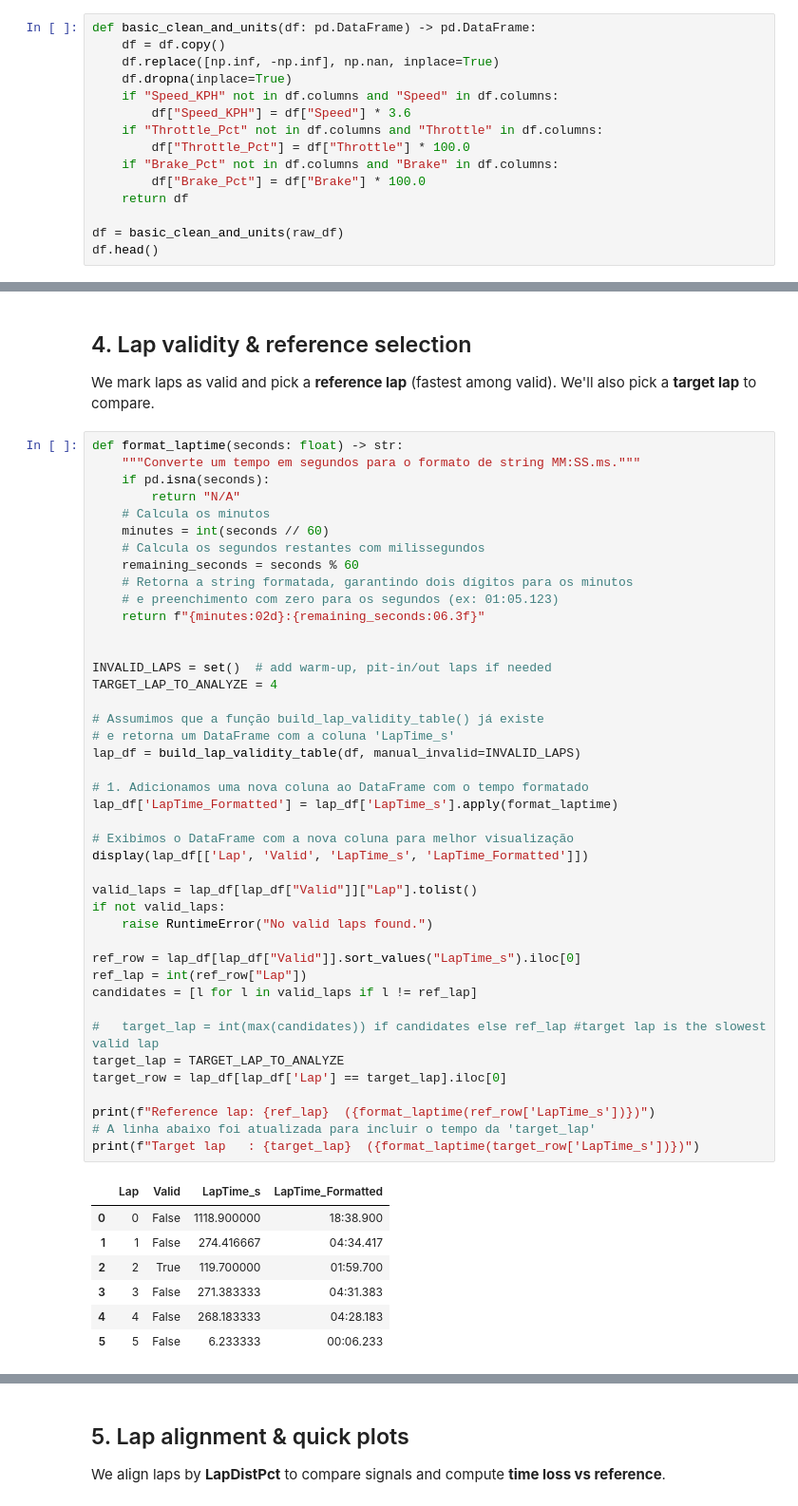
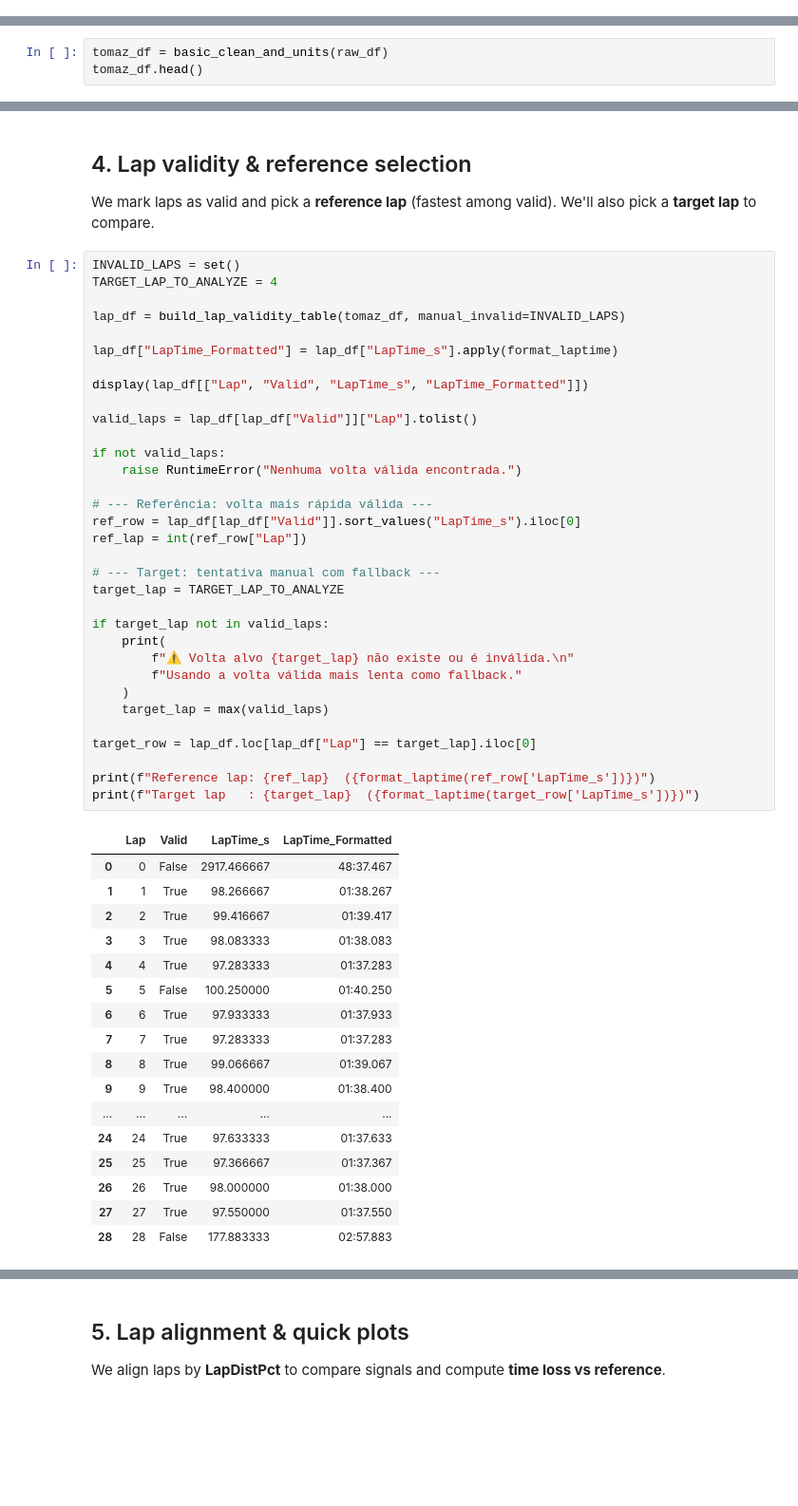
Before and after one commit to conect2ai/Racing4all, a Jupyter notebook: Iracing/Notebooks/iracing_new_heuristics.ipynb, the cells around one changed output, grey strips where cells are left out. Shown at 95% size. Drawn from its saved outputs; the diff is of its cells as text; blank space fills up the shorter version.

```diff
--- a/Iracing/Notebooks/iracing_new_heuristics.ipynb
+++ b/Iracing/Notebooks/iracing_new_heuristics.ipynb
@@ -142,17 +154,2 @@ raw_df.head()
 # %% [markdown]
 # 3) Data Cleaning
-# %%
-def basic_clean_and_units(df: pd.DataFrame) -> pd.DataFrame:
-    df = df.copy()
-    df.replace([np.inf, -np.inf], np.nan, inplace=True)
-    df.dropna(inplace=True)
-    if "Speed_KPH" not in df.columns and "Speed" in df.columns:
-        df["Speed_KPH"] = df["Speed"] * 3.6
-    if "Throttle_Pct" not in df.columns and "Throttle" in df.columns:
-        df["Throttle_Pct"] = df["Throttle"] * 100.0
-    if "Brake_Pct" not in df.columns and "Brake" in df.columns:
-        df["Brake_Pct"] = df["Brake"] * 100.0
-    return df
-
-df = basic_clean_and_units(raw_df)
-df.head()
@@ -255,0 +276,3 @@ def align_lap_by_dist(g: pd.DataFrame, grid: np.ndarray) -> Dict[str, np.ndarray
+# %%
+tomaz_df = basic_clean_and_units(raw_df)
+tomaz_df.head()
@@ -259,52 +289,53 @@ def align_lap_by_dist(g: pd.DataFrame, grid: np.ndarray) -> Dict[str, np.ndarray
 
 We mark laps as valid and pick a **reference lap** (fastest among valid). We'll also pick a **target lap** to compare.
 # %%
-def format_laptime(seconds: float) -> str:
-    """Converte um tempo em segundos para o formato de string MM:SS.ms."""
-    if pd.isna(seconds):
-        return "N/A"
-    # Calcula os minutos
-    minutes = int(seconds // 60)
-    # Calcula os segundos restantes com milissegundos
-    remaining_seconds = seconds % 60
-    # Retorna a string formatada, garantindo dois dígitos para os minutos
-    # e preenchimento com zero para os segundos (ex: 01:05.123)
-    return f"{minutes:02d}:{remaining_seconds:06.3f}"
-
-
-INVALID_LAPS = set()  # add warm-up, pit-in/out laps if needed
+INVALID_LAPS = set()
 TARGET_LAP_TO_ANALYZE = 4
 
-# Assumimos que a função build_lap_validity_table() já existe
-# e retorna um DataFrame com a coluna 'LapTime_s'
-lap_df = build_lap_validity_table(df, manual_invalid=INVALID_LAPS)
+lap_df = build_lap_validity_table(tomaz_df, manual_invalid=INVALID_LAPS)
 
-# 1. Adicionamos uma nova coluna ao DataFrame com o tempo formatado
-lap_df['LapTime_Formatted'] = lap_df['LapTime_s'].apply(format_laptime)
+lap_df["LapTime_Formatted"] = lap_df["LapTime_s"].apply(format_laptime)
 
-# Exibimos o DataFrame com a nova coluna para melhor visualização
-display(lap_df[['Lap', 'Valid', 'LapTime_s', 'LapTime_Formatted']])
+display(lap_df[["Lap", "Valid", "LapTime_s", "LapTime_Formatted"]])
 
 valid_laps = lap_df[lap_df["Valid"]]["Lap"].tolist()
+
 if not valid_laps:
-    raise RuntimeError("No valid laps found.")
+    raise RuntimeError("Nenhuma volta válida encontrada.")
 
+# --- Referência: volta mais rápida válida ---
 ref_row = lap_df[lap_df["Valid"]].sort_values("LapTime_s").iloc[0]
 ref_lap = int(ref_row["Lap"])
-candidates = [l for l in valid_laps if l != ref_lap]
 
-#   target_lap = int(max(candidates)) if candidates else ref_lap #target lap is the slowest valid lap
+# --- Target: tentativa manual com fallback ---
 target_lap = TARGET_LAP_TO_ANALYZE
-target_row = lap_df[lap_df['Lap'] == target_lap].iloc[0]
+
+if target_lap not in valid_laps:
+    print(
+        f"⚠️ Volta alvo {target_lap} não existe ou é inválida.\n"
+        f"Usando a volta válida mais lenta como fallback."
+    )
+    target_lap = max(valid_laps)
+
+target_row = lap_df.loc[lap_df["Lap"] == target_lap].iloc[0]
 
 print(f"Reference lap: {ref_lap}  ({format_laptime(ref_row['LapTime_s'])})")
-# A linha abaixo foi atualizada para incluir o tempo da 'target_lap'
 print(f"Target lap   : {target_lap}  ({format_laptime(target_row['LapTime_s'])})")
 # %% [output]
 |  | Lap | Valid | LapTime_s | LapTime_Formatted |
-| 0 | 0 | False | 1118.900000 | 18:38.900 |
-| 1 | 1 | False | 274.416667 | 04:34.417 |
-| 2 | 2 | True | 119.700000 | 01:59.700 |
-| 3 | 3 | False | 271.383333 | 04:31.383 |
-| 4 | 4 | False | 268.183333 | 04:28.183 |
-| 5 | 5 | False | 6.233333 | 00:06.233 |
+| 0 | 0 | False | 2917.466667 | 48:37.467 |
+| 1 | 1 | True | 98.266667 | 01:38.267 |
+| 2 | 2 | True | 99.416667 | 01:39.417 |
+| 3 | 3 | True | 98.083333 | 01:38.083 |
+| 4 | 4 | True | 97.283333 | 01:37.283 |
+| 5 | 5 | False | 100.250000 | 01:40.250 |
+| 6 | 6 | True | 97.933333 | 01:37.933 |
+| 7 | 7 | True | 97.283333 | 01:37.283 |
+| 8 | 8 | True | 99.066667 | 01:39.067 |
+| 9 | 9 | True | 98.400000 | 01:38.400 |
+| ... | ... | ... | ... | ... |
+| 24 | 24 | True | 97.633333 | 01:37.633 |
+| 25 | 25 | True | 97.366667 | 01:37.367 |
+| 26 | 26 | True | 98.000000 | 01:38.000 |
+| 27 | 27 | True | 97.550000 | 01:37.550 |
+| 28 | 28 | False | 177.883333 | 02:57.883 |
```
Also changed, not shown: parts of 22 cells of this notebook, 1 other file.
